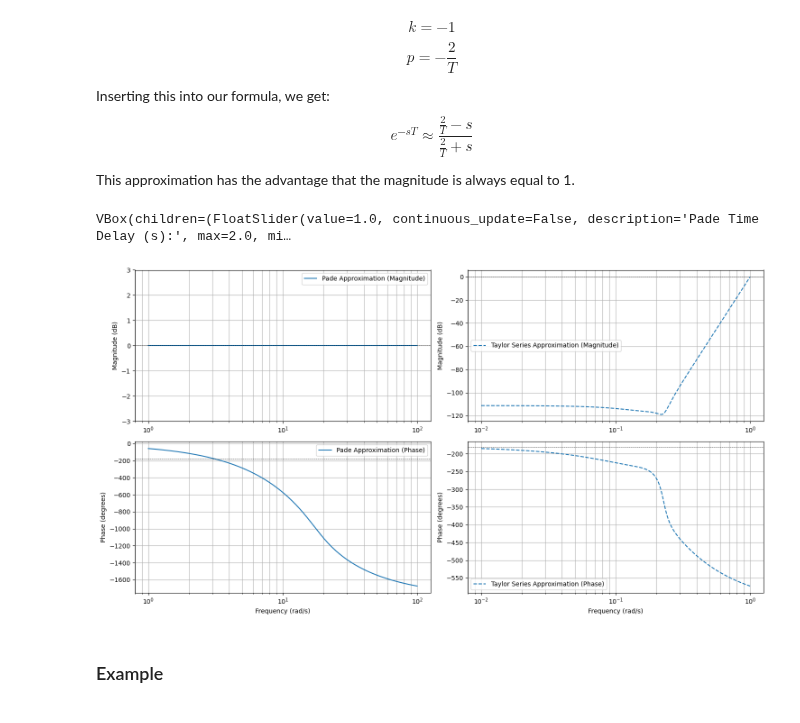
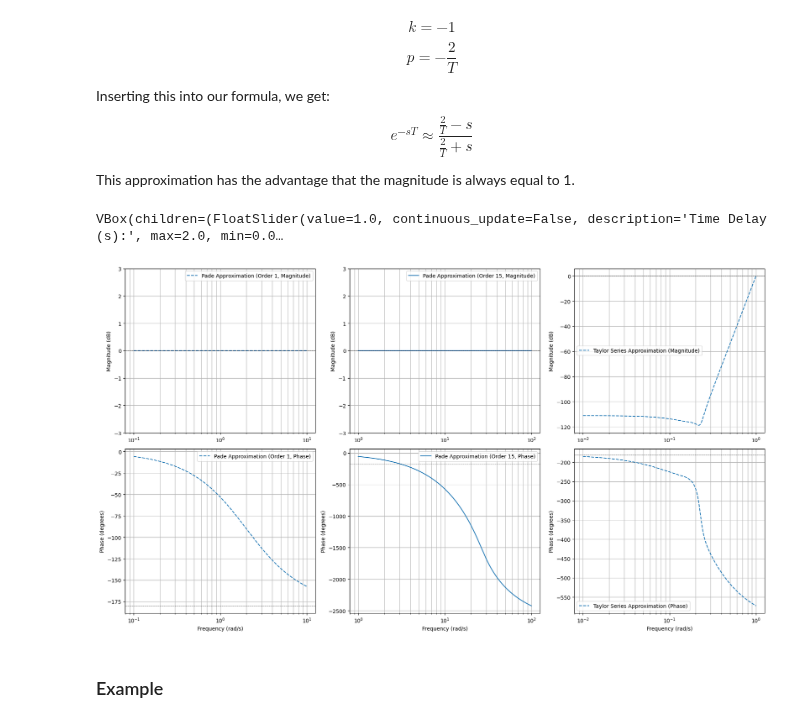
Before and after one commit to idsc-frazzoli/CS1-Notebooks, a Jupyter notebook: NB11/NB11.ipynb, the cells around one changed output. Saved outputs shown, nothing was run; the diff lists cells and outputs as text; code cells hidden in the pictures.

Commit message:
added first order pade approximation additionally

```diff
--- a/NB11/NB11.ipynb
+++ b/NB11/NB11.ipynb
@@ -420,45 +420,46 @@ def taylor_series_expansion(T, degree):
         numerator_coeffs.append(coeff)
 
     return numerator_coeffs, denominator_coeffs
+def bode_plot_with_pade(T, degree, ax1, ax2):
+    # Nth-order Pade approximation (user-selected degree)
+    nth_order_num_pade, nth_order_den_pade = ct.pade(T, n=degree)
+    nth_order_sys_pade = ct.TransferFunction(nth_order_num_pade, nth_order_den_pade)
 
-def bode_plot_with_pade(T, degree, ax1, ax2):
-    delay_num_pade, delay_den_pade = ct.pade(T, n=degree)
-    delay_sys_pade = ct.TransferFunction(delay_num_pade, delay_den_pade)
+    mag_nth, phase_nth, omega_nth = ct.bode_plot(nth_order_sys_pade, dB=True, deg=True, plot=False)
+    mag_nth = 20 * np.log10(mag_nth)
+    phase_nth = np.degrees(phase_nth)
 
-    mag_pade, phase_pade, omega_pade = ct.bode_plot(delay_sys_pade, dB=True, deg=True, plot=False)
-    mag_pade = 20 * np.log10(mag_pade)
-    phase_pade = np.degrees(phase_pade)
-
-    ax1.semilogx(omega_pade, mag_pade, label='Pade Approximation (Magnitude)', linestyle='-')
+    ax1.semilogx(omega_nth, mag_nth, label=f'Pade Approximation (Order {degree}, Magnitude)', linestyle='-')
     ax1.set_ylim(-3, 3)
     ax1.axhline(0, color='black', linewidth=0.5, linestyle='--')
     ax1.set_ylabel('Magnitude (dB)')
     ax1.legend(loc='best')
     ax1.grid(True, which="both")
 
-    ax2.semilogx(omega_pade, phase_pade, label='Pade Approximation (Phase)', linestyle='-')
+    ax2.semilogx(omega_nth, phase_nth, label=f'Pade Approximation (Order {degree}, Phase)', linestyle='-')
     ax2.axhline(-180, color='black', linewidth=0.5, linestyle='--')
     ax2.set_ylabel('Phase (degrees)')
     ax2.set_xlabel('Frequency (rad/s)')
     ax2.legend(loc='best')
     ax2.grid(True, which="both")
 
-def bode_plot_with_taylor(T, degree, ax1, ax2):
-    # Taylor series approximation
-    num_coeffs_taylor, den_coeffs_taylor = taylor_series_expansion(T, degree)
-    delay_sys_taylor = ct.TransferFunction(num_coeffs_taylor, den_coeffs_taylor)
+def bode_plot_first_order_pade(T, ax1, ax2):
+    # First-order Pade approximation
+    first_order_num_pade, first_order_den_pade = ct.pade(T, n=1)
+    first_order_sys_pade = ct.TransferFunction(first_order_num_pade, first_order_den_pade)
 
-    mag_taylor, phase_taylor, omega_taylor = ct.bode_plot(delay_sys_taylor, dB=True, deg=True, plot=False)
-    mag_taylor = 20 * np.log10(mag_taylor)
-    phase_taylor = np.degrees(phase_taylor)
+    mag_first, phase_first, omega_first = ct.bode_plot(first_order_sys_pade, dB=True, deg=True, plot=False)
+    mag_first = 20 * np.log10(mag_first)
+    phase_first = np.degrees(phase_first)
 
-    ax1.semilogx(omega_taylor, mag_taylor, label='Taylor Series Approximation (Magnitude)', linestyle='--')
+    ax1.semilogx(omega_first, mag_first, label='Pade Approximation (Order 1, Magnitude)', linestyle='--')
+    ax1.set_ylim(-3, 3)
     ax1.axhline(0, color='black', linewidth=0.5, linestyle='--')
     ax1.set_ylabel('Magnitude (dB)')
     ax1.legend(loc='best')
     ax1.grid(True, which="both")
 
-    ax2.semilogx(omega_taylor, phase_taylor, label='Taylor Series Approximation (Phase)', linestyle='--')
+    ax2.semilogx(omega_first, phase_first, label='Pade Approximation (Order 1, Phase)', linestyle='--')
     ax2.axhline(-180, color='black', linewidth=0.5, linestyle='--')
     ax2.set_ylabel('Phase (degrees)')
     ax2.set_xlabel('Frequency (rad/s)')
@@ -467,68 +468,66 @@ def bode_plot_with_taylor(T, degree, ax1, ax2):
 
 def update_bode_plot(b):
     clear_output(wait=True)
-    display(widgets.VBox([delay_slider_pade, degree_slider_pade, delay_slider_taylor, degree_slider_taylor, plot_button]))
+    display(widgets.VBox([timedelay_slider, degree_slider_pade, degree_slider_taylor, plot_button]))
 
     try:
-        T_pade = delay_slider_pade.value
+        T_pade = timedelay_slider.value
         degree_pade = int(degree_slider_pade.value)
-        T_taylor = delay_slider_taylor.value
+        T_taylor = timedelay_slider.value
         degree_taylor = int(degree_slider_taylor.value)
 
-        fig, (ax1, ax2) = plt.subplots(2, 2, figsize=(15, 8))
+        fig, axs = plt.subplots(2, 3, figsize=(18, 10))
 
-        bode_plot_with_pade(T_pade, degree_pade, ax1[0], ax2[0])
+        # First-order Pade approximation (Column 1)
+        bode_plot_first_order_pade(T_pade, axs[0, 0], axs[1, 0])
 
-        bode_plot_with_taylor(T_taylor, degree_taylor, ax1[1], ax2[1])
+        # Nth-order Pade approximation (Column 2)
+        bode_plot_with_pade(T_pade, degree_pade, axs[0, 1], axs[1, 1])
 
+        # Taylor series approximation (Column 3)
+        bode_plot_with_taylor(T_taylor, degree_taylor, axs[0, 2], axs[1, 2])
+
+        # Adjust layout for better readability
         plt.tight_layout()
         plt.show()
 
     except ValueError:
         print("Please enter valid coefficients separated by commas.")
 
-delay_slider_pade = widgets.FloatSlider(
+timedelay_slider = widgets.FloatSlider(
     value=1.0,
     min=0.01,
     max=2.0,
     step=0.01,
-    description='Pade Time Delay (s):',
+    description='Time Delay (s):',
     continuous_update=False
 )
 
 degree_slider_pade = widgets.IntSlider(
     value=10,
     min=1,
     max=20,
     step=1,
     description='Pade Degree:'
 )
 
-delay_slider_taylor = widgets.FloatSlider(
-    value=1.0,
-    min=0.01,
-    max=2.0,
-    step=0.01,
-    description='Taylor Time Delay (s):',
-    continuous_update=False
-)
 
 degree_slider_taylor = widgets.IntSlider(
     value=10,
     min=1,
     max=20,
     step=1,
     description='Taylor Degree:'
 )
 
 plot_button = widgets.Button(description="Plot Bode")
 plot_button.on_click(update_bode_plot)
 
 # Display widgets for interaction
-display(widgets.VBox([delay_slider_pade, degree_slider_pade, delay_slider_taylor, degree_slider_taylor, plot_button]))
+display(widgets.VBox([timedelay_slider, degree_slider_pade, degree_slider_taylor, plot_button]))
 # %% [output]
-VBox(children=(FloatSlider(value=1.0, continuous_update=False, description='Pade Time Delay (s):', max=2.0, mi…
+VBox(children=(FloatSlider(value=1.0, continuous_update=False, description='Time Delay (s):', max=2.0, min=0.0…
-[figure, old version]
+[figure, new version]
 # %% [markdown]
 ### Example
 # %% [markdown]
```
Also changed, not shown: parts of 1 cell of this notebook.
